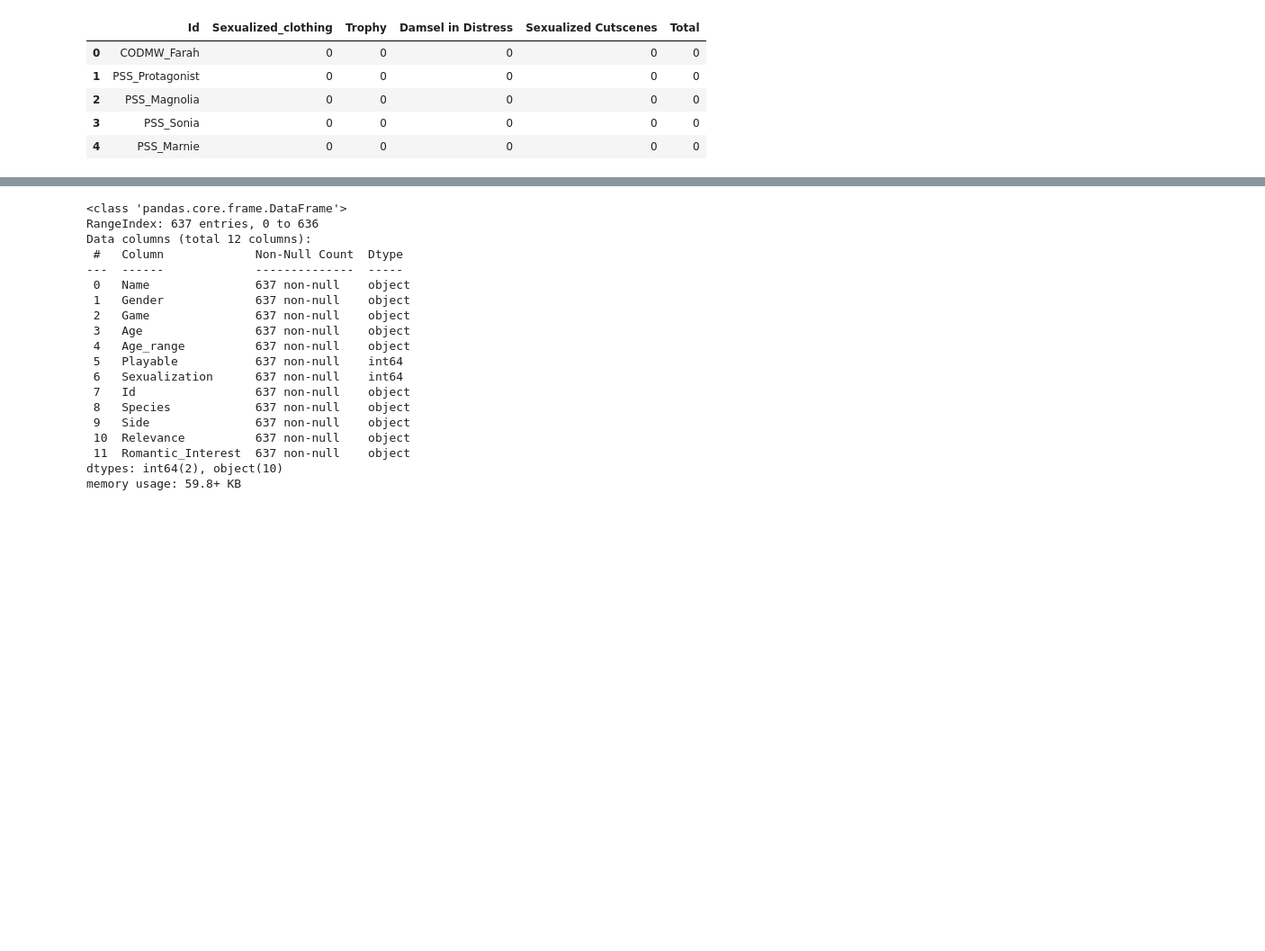
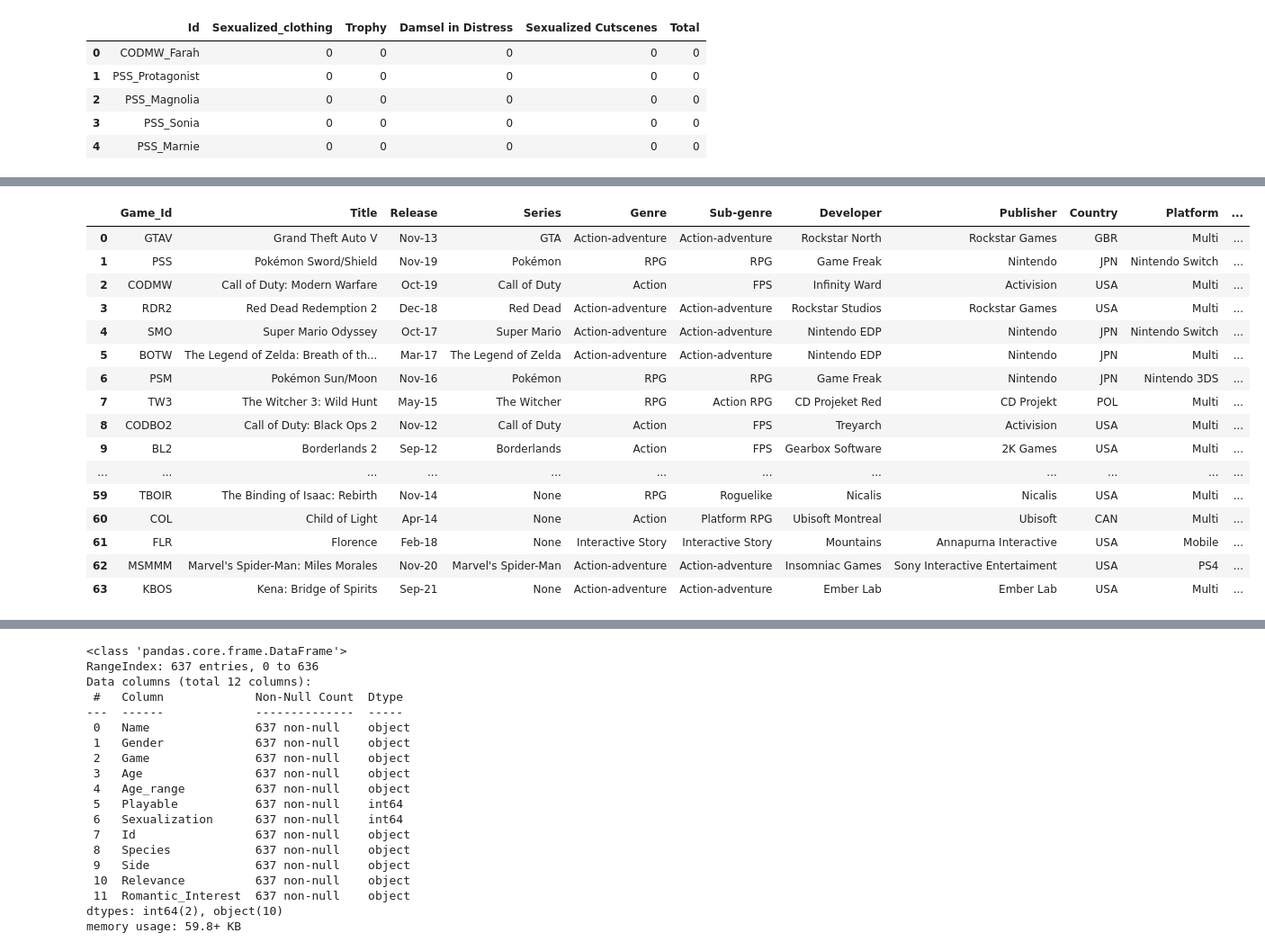
Before and after one commit to fbrowther/Pharmaceutical-Spending-Trend-by-OECD-Countries-Multipage-Plotly-Dash-Web-Application, a Jupyter notebook: Prerna.ipynb, the cells around one changed output, grey strips where cells are left out. Shown at 90% size. Saved outputs shown, nothing was run; the diff lists cells and outputs as text; code cells hidden in the pictures; blank space fills up the shorter version.

Commit message:
loading games csv jupyter and connectino to sql

```diff
--- a/Prerna.ipynb
+++ b/Prerna.ipynb
@@ -65,0 +70,32 @@ memory usage: 14.1+ KB
+# %%
+# Datacleaning replacing null values with 0 for numeric colums
+game[['Destructoid','IGN','GameSpot']] = game[['Destructoid','IGN','GameSpot']].fillna(0)
+# %%
+## Datacleaning replacing null values with none for string colums
+game['Series'] = game['Series'].fillna('None')
+# %%
+#dropping unnamed colume with NAN values
+game.drop(game.columns [[27]] , axis =1, inplace=True)
+# %%
+#changing data type of release columnn from string to date
+game['Release'] =  pd.to_datetime(game['Release'], format='%b-%y')
+# %%
+game.style.format({"Release": lambda t: t.strftime("%b-%y")})
+# %% [output]
+|  | Game_Id | Title | Release | Series | Genre | Sub-genre | Developer | Publisher | Country | Platform | ... |
+| 0 | GTAV | Grand Theft Auto V | Nov-13 | GTA | Action-adventure | Action-adventure | Rockstar North | Rockstar Games | GBR | Multi | ... |
+| 1 | PSS | Pokémon Sword/Shield | Nov-19 | Pokémon | RPG | RPG | Game Freak | Nintendo | JPN | Nintendo Switch | ... |
+| 2 | CODMW | Call of Duty: Modern Warfare | Oct-19 | Call of Duty | Action | FPS | Infinity Ward | Activision | USA | Multi | ... |
+| 3 | RDR2 | Red Dead Redemption 2 | Dec-18 | Red Dead | Action-adventure | Action-adventure | Rockstar Studios | Rockstar Games | USA | Multi | ... |
+| 4 | SMO | Super Mario Odyssey | Oct-17 | Super Mario | Action-adventure | Action-adventure | Nintendo EDP | Nintendo | JPN | Nintendo Switch | ... |
+| 5 | BOTW | The Legend of Zelda: Breath of th... | Mar-17 | The Legend of Zelda | Action-adventure | Action-adventure | Nintendo EDP | Nintendo | JPN | Multi | ... |
+| 6 | PSM | Pokémon Sun/Moon | Nov-16 | Pokémon | RPG | RPG | Game Freak | Nintendo | JPN | Nintendo 3DS | ... |
+| 7 | TW3 | The Witcher 3: Wild Hunt | May-15 | The Witcher | RPG | Action RPG | CD Projeket Red | CD Projekt | POL | Multi | ... |
+| 8 | CODBO2 | Call of Duty: Black Ops 2 | Nov-12 | Call of Duty | Action | FPS | Treyarch | Activision | USA | Multi | ... |
+| 9 | BL2 | Borderlands 2 | Sep-12 | Borderlands | Action | FPS | Gearbox Software | 2K Games | USA | Multi | ... |
+| ... | ... | ... | ... | ... | ... | ... | ... | ... | ... | ... | ... |
+| 59 | TBOIR | The Binding of Isaac: Rebirth | Nov-14 | None | RPG | Roguelike | Nicalis | Nicalis | USA | Multi | ... |
+| 60 | COL | Child of Light | Apr-14 | None | Action | Platform RPG | Ubisoft Montreal | Ubisoft | CAN | Multi | ... |
+| 61 | FLR | Florence | Feb-18 | None | Interactive Story | Interactive Story | Mountains | Annapurna Interactive | USA | Mobile | ... |
+| 62 | MSMMM | Marvel's Spider-Man: Miles Morales | Nov-20 | Marvel's Spider-Man | Action-adventure | Action-adventure | Insomniac Games | Sony Interactive Entertaiment | USA | PS4 | ... |
+| 63 | KBOS | Kena: Bridge of Spirits | Sep-21 | None | Action-adventure | Action-adventure | Ember Lab | Ember Lab | USA | Multi | ... |
```
Also changed, not shown: parts of 9 cells of this notebook, 1 other file.
